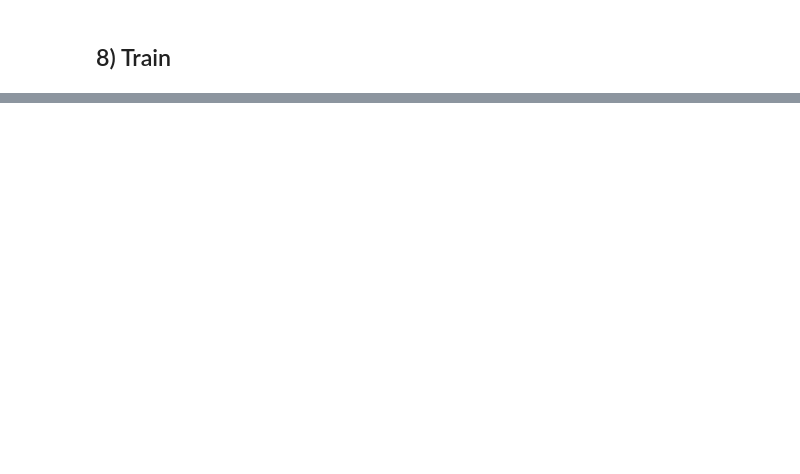
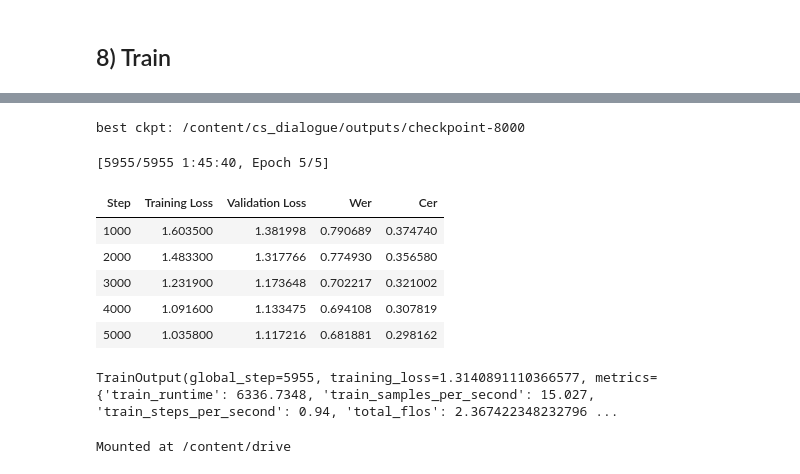
Before and after one commit to NUS-AIS-Practice-Modules/PRS-PM-2025-10-15-18FT-GRP-NeverStopCoding-M3, a Jupyter notebook: cs_dialogue_xlsr_ctc.ipynb, the cells around one changed output, grey strips where cells are left out. Saved outputs shown, nothing was run; the diff lists cells and outputs as text; code cells hidden in the pictures; blank space fills up the shorter version.

```diff
--- a/cs_dialogue_xlsr_ctc.ipynb
+++ b/cs_dialogue_xlsr_ctc.ipynb
@@ -404,0 +920,56 @@ trainer.train()
+# %%
+from transformers import Wav2Vec2ForCTC
+best_ckpt = trainer.state.best_model_checkpoint
+print("best ckpt:", best_ckpt)
+
+model = Wav2Vec2ForCTC.from_pretrained(best_ckpt)   # 仅加载权重
+# 重新构建新的 TrainingArguments / Trainer（优化器会重新初始化）
+
+new_args = TrainingArguments(
+    output_dir=str(DATA_ROOT/'outputs_v2'),
+    per_device_train_batch_size=4,
+    per_device_eval_batch_size=4,
+    gradient_accumulation_steps=4,        # 有效 batch 仍为 16
+    learning_rate=5e-5,                   # ← 从 1e-4 降一档（后半程更稳）
+    weight_decay=0.01,
+    # 用 epoch 续训 3~5 个；或改成 max_steps 也可
+    num_train_epochs=5.0,
+    lr_scheduler_type="cosine",           # 线性 warmup→线性衰减
+    warmup_ratio=0.1,                     # ← 用比例更方便（约 10% warmup）
+    gradient_checkpointing=True,
+    bf16=True,                            # A100 建议用 BF16（比 FP16 稳）
+    dataloader_num_workers=4,
+    dataloader_pin_memory=True,
+    group_by_length=False,                 # 续训阶段可开启，提升吞吐/省 pad
+    eval_strategy="steps",          # ← 官方参数名是 eval_strategy
+    eval_steps=1000,
+    save_steps=1000,
+    save_total_limit=2,                   # 只保留“最佳+最近”两个 ckpt
+    logging_steps=50,
+    load_best_model_at_end=True,
+    metric_for_best_model='cer',
+    greater_is_better=False,
+    report_to='none',
+)
+
+new_trainer = Trainer(
+    model=model,
+    args=new_args,
+    train_dataset=encoded["train"],
+    eval_dataset=encoded["validation"],
+    processing_class=processor,
+    data_collator=data_collator,
+    compute_metrics=compute_metrics,
+)
+
+new_trainer.train()
+# %% [output]
+best ckpt: /content/cs_dialogue/outputs/checkpoint-8000
+[5955/5955 1:45:40, Epoch 5/5]
+| Step | Training Loss | Validation Loss | Wer | Cer |
+| 1000 | 1.603500 | 1.381998 | 0.790689 | 0.374740 |
+| 2000 | 1.483300 | 1.317766 | 0.774930 | 0.356580 |
+| 3000 | 1.231900 | 1.173648 | 0.702217 | 0.321002 |
+| 4000 | 1.091600 | 1.133475 | 0.694108 | 0.307819 |
+| 5000 | 1.035800 | 1.117216 | 0.681881 | 0.298162 |
+TrainOutput(global_step=5955, training_loss=1.3140891110366577, metrics={'train_runtime': 6336.7348, 'train_samples_per_second': 15.027, 'train_steps_per_second': 0.94, 'total_flos': 2.367422348232796 ...
@@ -404,0 +980,5 @@ trainer.train()
+# %%
+from google.colab import drive
+drive.mount('/content/drive')
+# %% [output]
+Mounted at /content/drive
```
Also changed, not shown: parts of 25 cells of this notebook.
